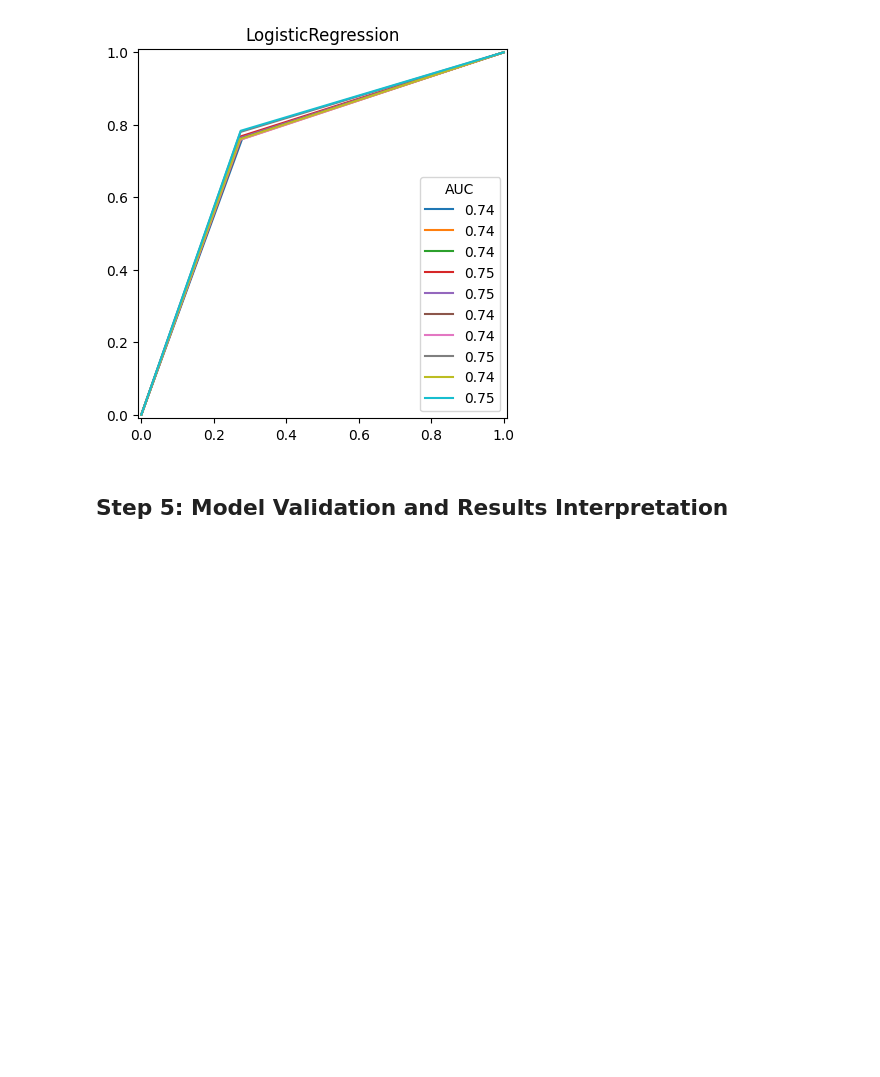
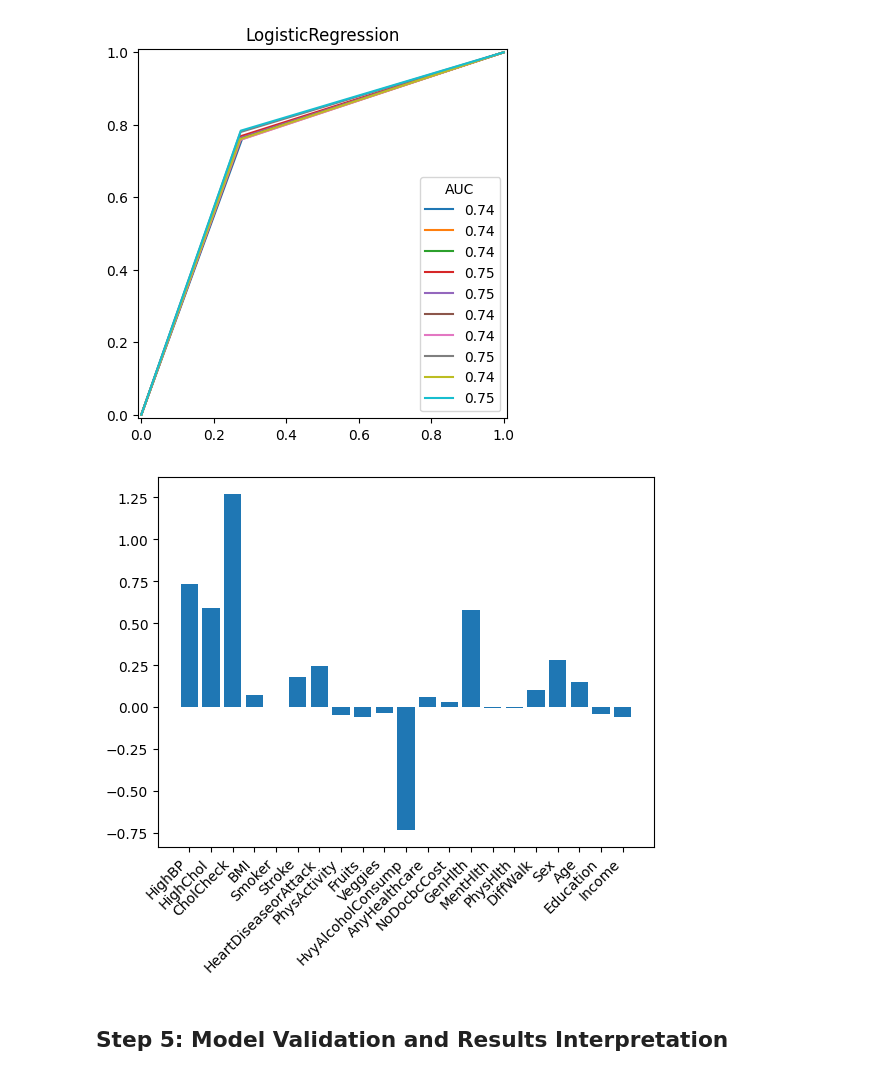
Before and after one commit to edjuaro/DiabetesMLPredictor, a Jupyter notebook: pipeline_draft.ipynb, the cells around one changed output. Drawn from its saved outputs; the diff is of its cells as text; code cells hidden in the pictures; blank space fills up the shorter version.

```diff
--- a/pipeline_draft.ipynb
+++ b/pipeline_draft.ipynb
@@ -691,6 +690,13 @@ LogisticRegression(class_weight='balanced', max_iter=1000, random_state=42,
 model,y_pred,auc_scores,precision_scores,recall_scores,f1_scores = train_and_predict(X_train,y_train,best_lr_estimator,X_test=None,y_test=None,folds=10,make_ROC_plots=True,ax=None)
 # %% [output]
 [figure]
+# %%
+# best_lr_estimator.coef_/abs(best_lr_estimator.coef_).min()
+
+ax = plt.bar(X_train.columns,best_lr_estimator.coef_[0])
+ax = plt.xticks(rotation=45,ha='right')
+# %% [output]
+[figure, added]
 # %% [markdown]
 ## Step 5: Model Validation and Results Interpretation
 # %%
```
Also changed, not shown: parts of 16 cells of this notebook.
